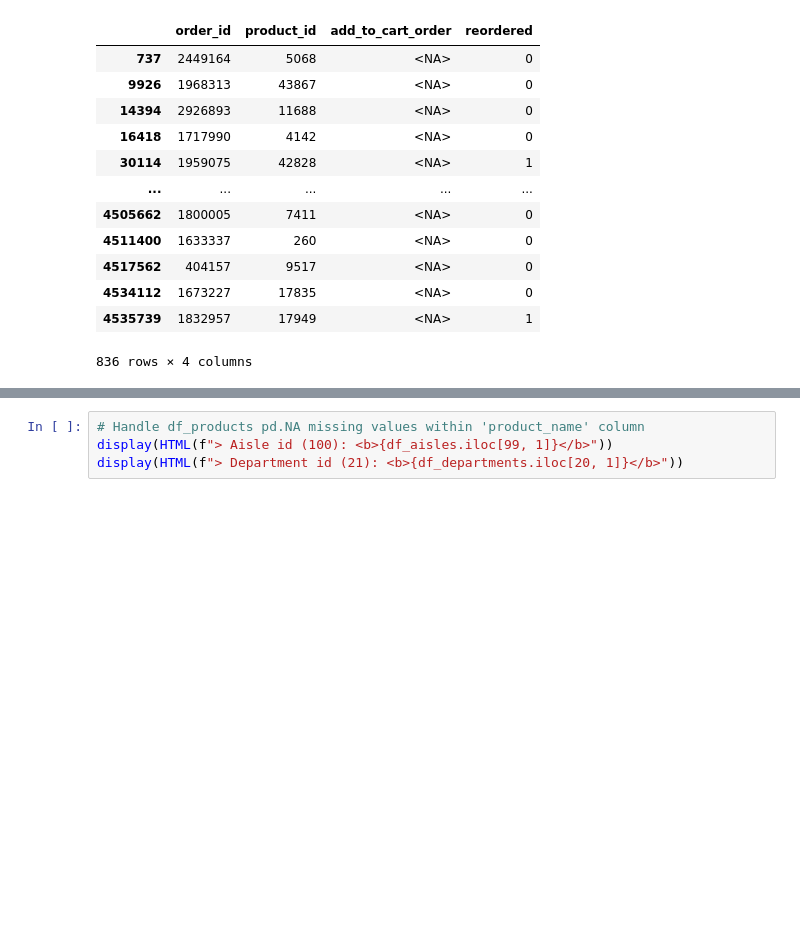
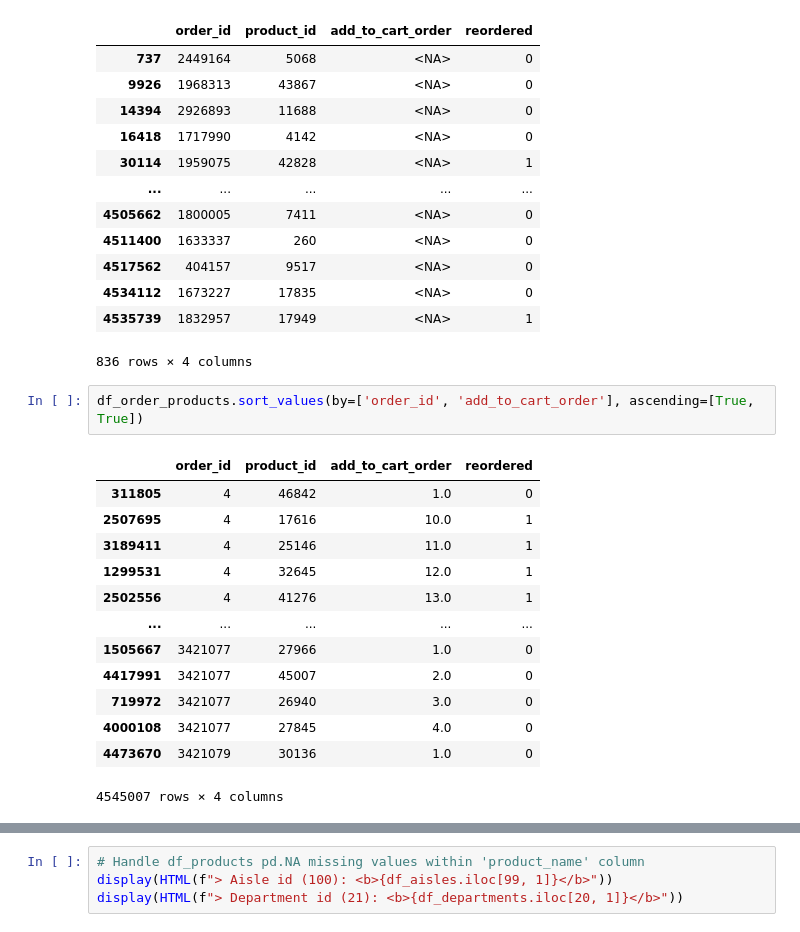
Before and after one commit to LuisPastranaLemus/P_20250505_Purchasing_activity_analysis, a Jupyter notebook: notebooks/01_cleaning.ipynb, the cells around one changed output, grey strips where cells are left out. Cells and saved outputs as stored; diff of their text form; blank space fills up the shorter version.

```diff
--- a/notebooks/01_cleaning.ipynb
+++ b/notebooks/01_cleaning.ipynb
@@ -466,4 +517,20 @@ df_order_atco
 | 4534112 | 1673227 | 17835 | <NA> | 0 |
 | 4535739 | 1832957 | 17949 | <NA> | 1 |
 836 rows × 4 columns
+# %%
+df_order_products.sort_values(by=['order_id', 'add_to_cart_order'], ascending=[True, True])
+# %% [output]
+|  | order_id | product_id | add_to_cart_order | reordered |
+| 311805 | 4 | 46842 | 1.0 | 0 |
+| 2507695 | 4 | 17616 | 10.0 | 1 |
+| 3189411 | 4 | 25146 | 11.0 | 1 |
+| 1299531 | 4 | 32645 | 12.0 | 1 |
+| 2502556 | 4 | 41276 | 13.0 | 1 |
+| ... | ... | ... | ... | ... |
+| 1505667 | 3421077 | 27966 | 1.0 | 0 |
+| 4417991 | 3421077 | 45007 | 2.0 | 0 |
+| 719972 | 3421077 | 26940 | 3.0 | 0 |
+| 4000108 | 3421077 | 27845 | 4.0 | 0 |
+| 4473670 | 3421079 | 30136 | 1.0 | 0 |
+4545007 rows × 4 columns
 # %%
```
Also changed, not shown: parts of 56 cells of this notebook, 3 other files.
